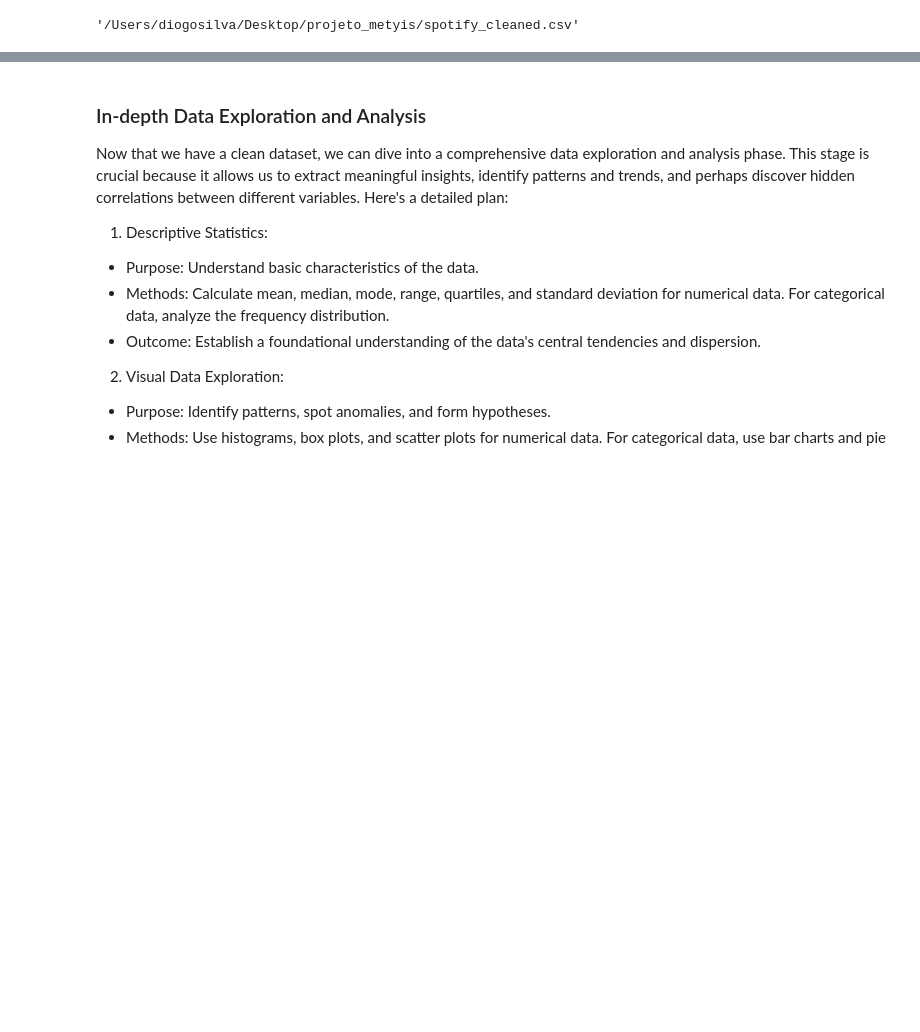
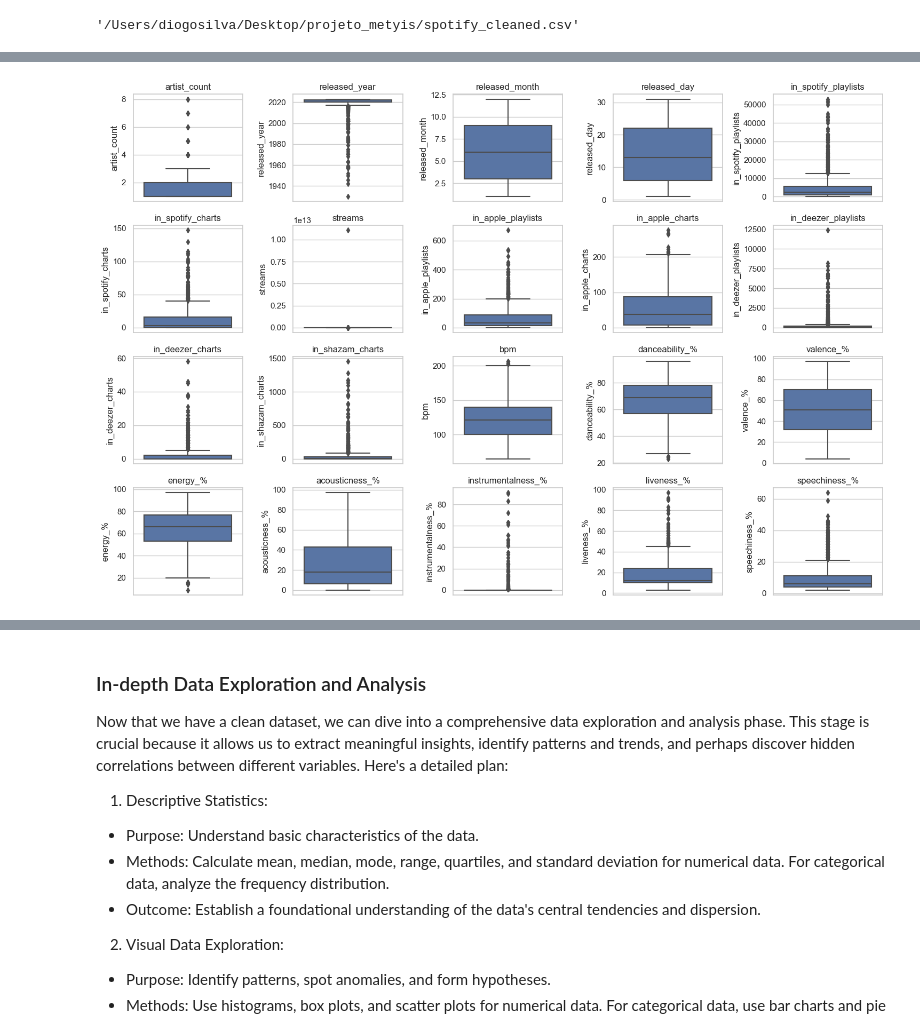
Before and after one commit to diogo-costa-silva/data-science-notebooks, a Jupyter notebook: most-stremed-spotify-2023-analysis/spotify-2023-analysis.ipynb, the cells around one changed output, grey strips where cells are left out. Drawn from its saved outputs; the diff is of its cells as text; code cells hidden in the pictures; blank space fills up the shorter version.

```diff
--- a/most-stremed-spotify-2023-analysis/spotify-2023-analysis.ipynb
+++ b/most-stremed-spotify-2023-analysis/spotify-2023-analysis.ipynb
@@ -32,7 +32,7 @@ import time
 
 # Setting styles for plots
 plt.style.use('ggplot')
-sns.set_theme(style="whitegrid")
+sns.set(style="whitegrid")
 
 # Ignore warnings in the output
 import warnings
@@ -442,0 +225,5 @@ I will now save df_cleaned as a new CSV file.
+# %%
+# Cleaning the 'streams' column by removing non-numeric characters and converting to integers
+df_cleaned['streams'] = df_cleaned['streams'].astype(str).str.replace('[^\d]', '', regex=True).astype(int)
+
+df_cleaned[['streams']].head()  # Verifying the transformation
@@ -442,0 +246,9 @@ I will now save df_cleaned as a new CSV file.
+# %%
+# Cleaning 'in_deezer_playlists' and 'in_shazam_charts' columns, converting to integers, and handling NaN values
+
+# Remove commas and convert to integers (if conversion fails due to NaN or non-numeric, replace with 0)
+df_cleaned['in_deezer_playlists'] = df_cleaned['in_deezer_playlists'].replace('[,]', '', regex=True).astype(float).fillna(0).astype(int)
+df_cleaned['in_shazam_charts'] = df_cleaned['in_shazam_charts'].replace('[,]', '', regex=True).astype(float).fillna(0).astype(int)
+
+# Verifying the transformation
+df_cleaned[['in_deezer_playlists', 'in_shazam_charts']].head()
@@ -442,0 +315,9 @@ I will now save df_cleaned as a new CSV file.
+# %%
+# Filling NaN values in 'key' with a placeholder value 'Unknown'
+df_cleaned['key'] = df_cleaned['key'].cat.add_categories('Unknown').fillna('Unknown')
+
+# Verifying the operation by checking again for NaN and viewing the first few rows where 'key' was initially NaN
+nan_check_after_filling = df_cleaned['key'].isna().sum()  # this should be 0 now
+rows_with_unknown_key = df_cleaned[df_cleaned['key'] == 'Unknown'].head()
+
+nan_check_after_filling, rows_with_unknown_key[['key']]
@@ -453,0 +425,17 @@ cleaned_file_path
+# %%
+# List of numerical columns for the boxplot visualization
+numerical_columns = df_cleaned.select_dtypes(include=[np.number]).columns.tolist()
+
+# Creating box plots for each numerical column
+plt.figure(figsize=(15, 10))
+
+# Creating subplots for each feature
+for i, col in enumerate(numerical_columns, 1):
+    plt.subplot(4, 5, i)
+    sns.boxplot(y=df_cleaned[col])
+    plt.tight_layout()
+    plt.title(col)
+
+plt.show()
+# %% [output]
+[figure, added]
```
Also changed, not shown: parts of 86 cells of this notebook.
